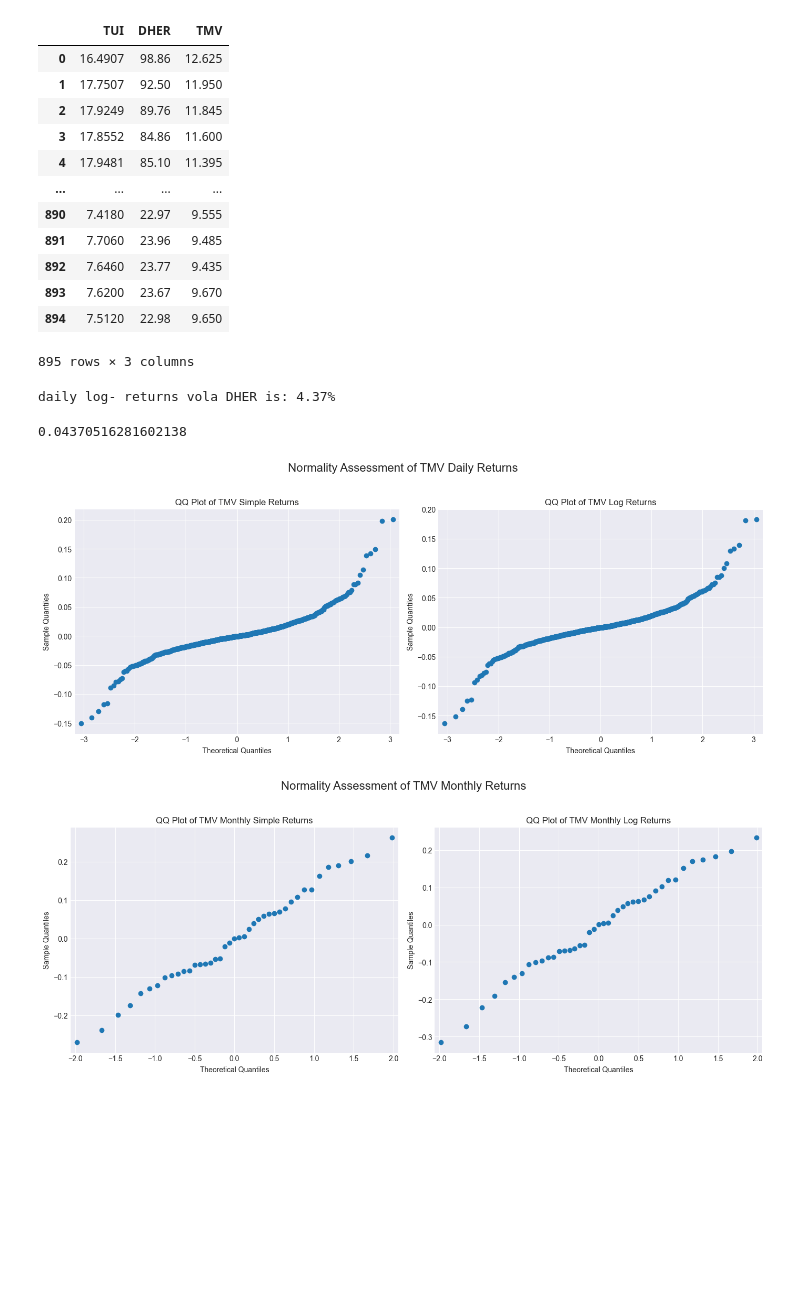
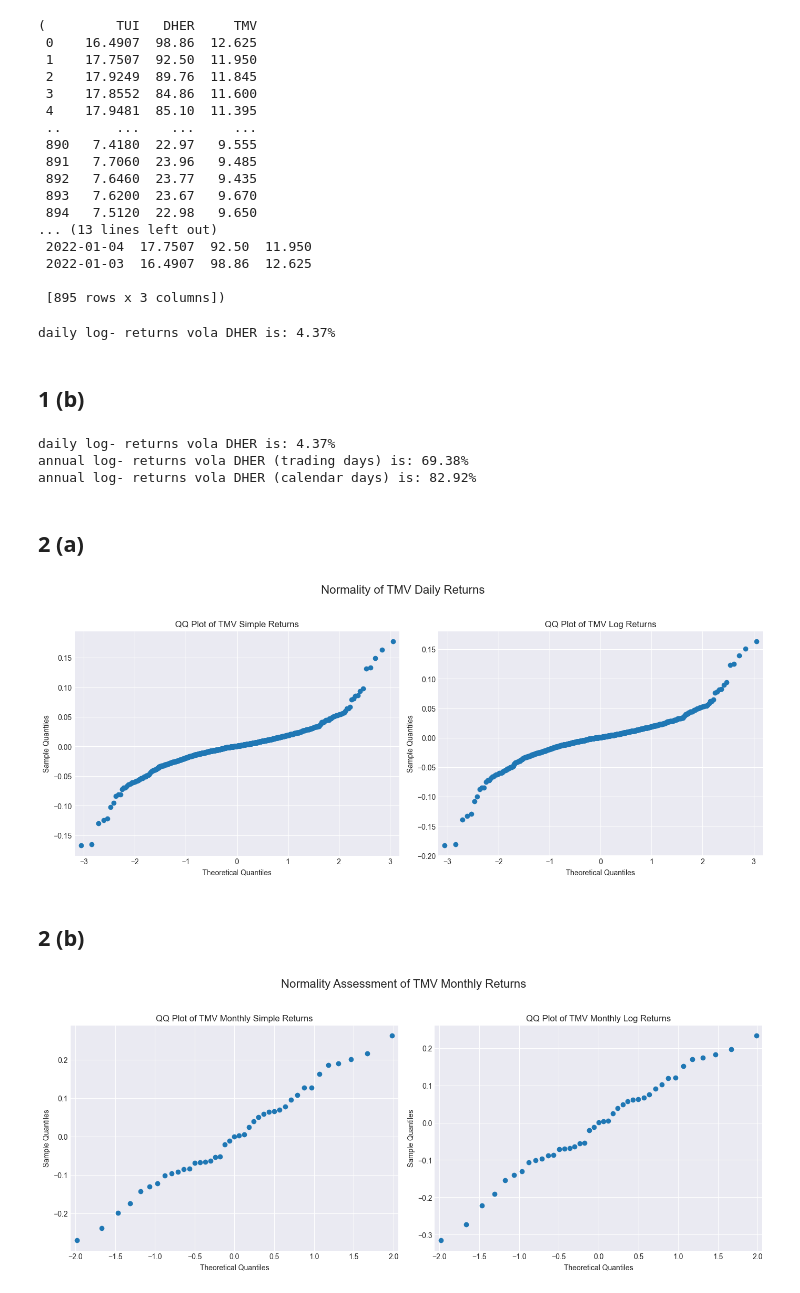
Before and after one commit to NicolasRuffing/Tof-Quizzes, a Jupyter notebook: Nico/Quiz1.ipynb, the cells around one changed output. Saved outputs shown, nothing was run; the diff lists cells and outputs as text; code cells hidden in the pictures; blank space fills up the shorter version.

```diff
--- a/Nico/Quiz1.ipynb
+++ b/Nico/Quiz1.ipynb
@@ -13,21 +15,25 @@ data.columns = data.columns.str.strip().str.replace('\ufeff', '')
 data.index = pd.to_datetime(data.index, format='%d.%m.%Y')
 stock_data = data.sort_values(by='Date', ascending=True).reset_index(drop=True)
 dher_prices = stock_data['DHER']
-stock_data
+stock_data, data
 # %% [output]
-|  | TUI | DHER | TMV |
-| 0 | 16.4907 | 98.86 | 12.625 |
-| 1 | 17.7507 | 92.50 | 11.950 |
-| 2 | 17.9249 | 89.76 | 11.845 |
-| 3 | 17.8552 | 84.86 | 11.600 |
-| 4 | 17.9481 | 85.10 | 11.395 |
-| ... | ... | ... | ... |
-| 890 | 7.4180 | 22.97 | 9.555 |
-| 891 | 7.7060 | 23.96 | 9.485 |
-| 892 | 7.6460 | 23.77 | 9.435 |
-| 893 | 7.6200 | 23.67 | 9.670 |
-| 894 | 7.5120 | 22.98 | 9.650 |
-895 rows × 3 columns
+(         TUI   DHER     TMV
+ 0    16.4907  98.86  12.625
+ 1    17.7507  92.50  11.950
+ 2    17.9249  89.76  11.845
+ 3    17.8552  84.86  11.600
+ 4    17.9481  85.10  11.395
+ ..       ...    ...     ...
+ 890   7.4180  22.97   9.555
+ 891   7.7060  23.96   9.485
+ 892   7.6460  23.77   9.435
+ 893   7.6200  23.67   9.670
+ 894   7.5120  22.98   9.650
+... (13 lines left out)
+ 2022-01-04  17.7507  92.50  11.950
+ 2022-01-03  16.4907  98.86  12.625
+
+ [895 rows x 3 columns])
 # %%
 # ln(P_t / P_{t-1})
 log_returns = np.log(dher_prices / dher_prices.shift(1))
@@ -36,44 +42,53 @@ daily_volatility_percent = daily_volatility * 100
 print(f"daily log- returns vola DHER is: {daily_volatility_percent:.2f}%")
 # %% [output]
 daily log- returns vola DHER is: 4.37%
+# %% [markdown]
+## 1 (b)
 # %%
-print(daily_volatility)
-
 # scaling factors
 numTradingDays = 252
 numCalenderDays = 360
 
+vol_cal_day = daily_volatility * 100
+vola_trading_year = daily_volatility * np.sqrt(numTradingDays)
+vola_calendar_year = daily_volatility * np.sqrt(numCalenderDays)
 
-vol_cal_day = daily_volatility * 100
-vola_trading_year = daily_volatility * np.sqrt(numTradingDays) * 100
-vola_calendar_year = daily_volatility * np.sqrt(numCalenderDays) * 100
+print(f"daily log- returns vola DHER is: {vol_cal_day:.2f}%")
+print(f"annual log- returns vola DHER (trading days) is: {vola_trading_year *100:.2f}%")
+print(f"annual log- returns vola DHER (calendar days) is: {vola_calendar_year *100:.2f}%")
 # %% [output]
-0.04370516281602138
+daily log- returns vola DHER is: 4.37%
+annual log- returns vola DHER (trading days) is: 69.38%
+annual log- returns vola DHER (calendar days) is: 82.92%
+# %% [markdown]
+## 2 (a)
 # %%
-tmv_prices = data['TMV']
+tmv_prices = stock_data['TMV']
 
 # (P_t - P_{t-1}) / P_{t-1}
 simple_ret_tmv = tmv_prices.pct_change().dropna()
 
 # ln(P_t / P_{t-1})
 log_returns_tmv = np.log(tmv_prices / tmv_prices.shift(1)).dropna()
 
 fig, axes = plt.subplots(1, 2, figsize=(14, 6))
 sm.qqplot(simple_ret_tmv, ax=axes[0])
 axes[0].set_title('QQ Plot of TMV Simple Returns')
 axes[0].set_xlabel('Theoretical Quantiles')
 axes[0].set_ylabel('Sample Quantiles')
 
 sm.qqplot(log_returns_tmv, ax=axes[1])
 axes[1].set_title('QQ Plot of TMV Log Returns')
 axes[1].set_xlabel('Theoretical Quantiles')
 axes[1].set_ylabel('Sample Quantiles')
 
-fig.suptitle('Normality Assessment of TMV Daily Returns', fontsize=16)
+fig.suptitle('Normality of TMV Daily Returns', fontsize=16)
 plt.tight_layout(rect=[0, 0.03, 1, 0.95])
 plt.show()
 # %% [output]
-[figure, old version]
+[figure, new version]
+# %% [markdown]
+## 2 (b)
 # %%
 tmv_prices_monthly = data['TMV'].resample('ME').last()
 tmv_prices_monthly = tmv_prices_monthly.loc['2022-01-01':'2025-06-30']
```
Also changed, not shown: parts of 12 cells of this notebook.
